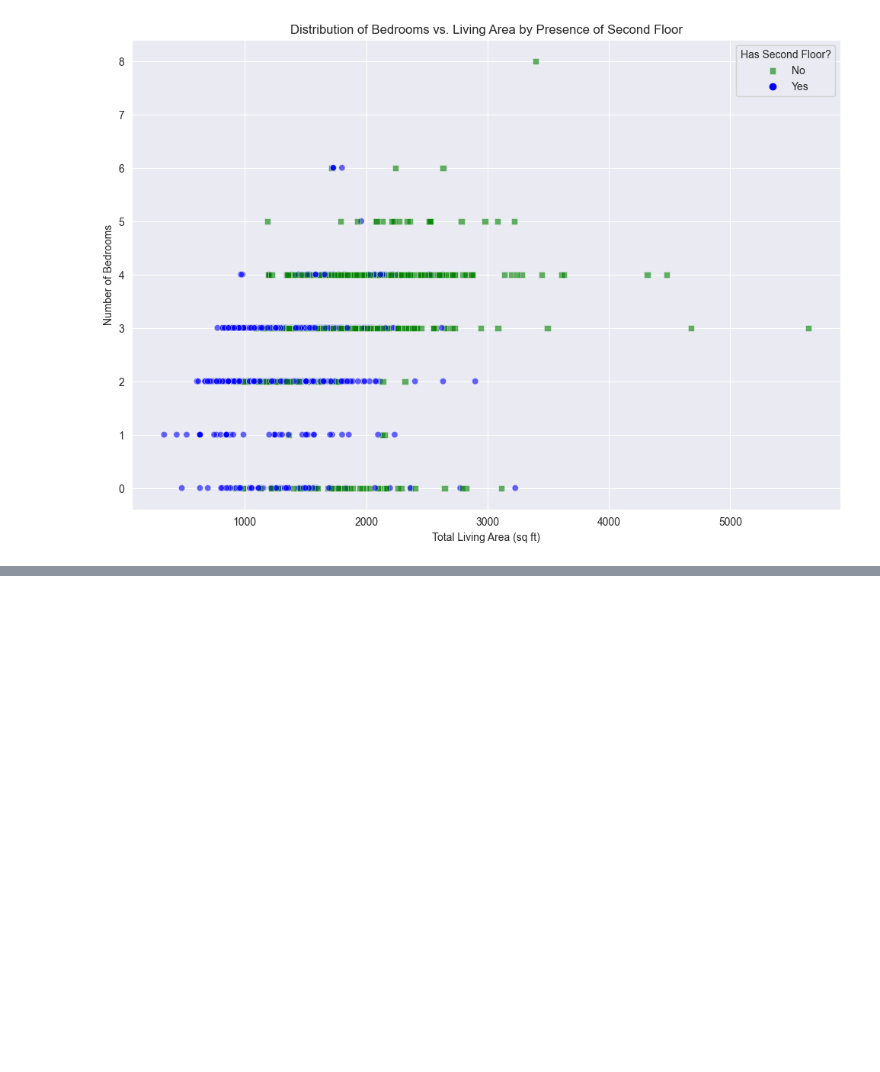
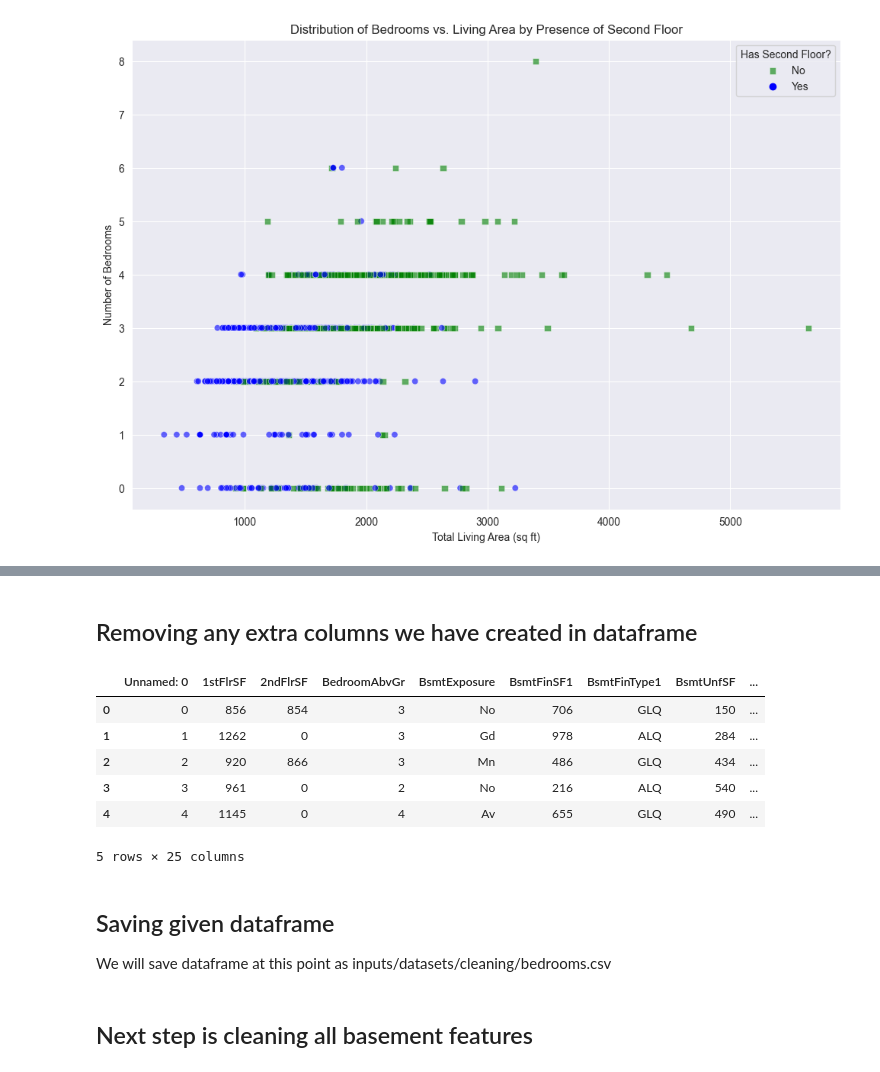
Before and after one commit to Tomosius/heritage_houses_p5, a Jupyter notebook: jupyter_notebooks/data_cleaning/02_bedrooms.ipynb, the cells around one changed output, grey strips where cells are left out. Saved outputs shown, nothing was run; the diff lists cells and outputs as text; code cells hidden in the pictures; blank space fills up the shorter version.

```diff
--- a/jupyter_notebooks/data_cleaning/02_bedrooms.ipynb
+++ b/jupyter_notebooks/data_cleaning/02_bedrooms.ipynb
@@ -154,0 +272,28 @@ plt.show()
+# %%
+df.loc[(df['2ndFlrSF'] == 0) & (df['BedroomAbvGr'] == 0), 'BedroomAbvGr'] = 2
+df.loc[(df['2ndFlrSF'] > 0) & (df['BedroomAbvGr'] == 0), 'BedroomAbvGr'] = 3
+# %% [markdown]
+## Removing any extra columns we have created in dataframe
+# %%
+# Importing original dataset
+df_original = pd.read_csv('outputs/datasets/collection/HousePricesRecords.csv')
+
+# Identify features that are in current and original datasets
+matching_features = df.columns.intersection(df_original.columns)
+
+# Applying just existing features, remaining will be discarded
+df = df[matching_features]
+
+df.head()
+# %% [output]
+|  | Unnamed: 0 | 1stFlrSF | 2ndFlrSF | BedroomAbvGr | BsmtExposure | BsmtFinSF1 | BsmtFinType1 | BsmtUnfSF | ... |
+| 0 | 0 | 856 | 854 | 3 | No | 706 | GLQ | 150 | ... |
+| 1 | 1 | 1262 | 0 | 3 | Gd | 978 | ALQ | 284 | ... |
+| 2 | 2 | 920 | 866 | 3 | Mn | 486 | GLQ | 434 | ... |
+| 3 | 3 | 961 | 0 | 2 | No | 216 | ALQ | 540 | ... |
+| 4 | 4 | 1145 | 0 | 4 | Av | 655 | GLQ | 490 | ... |
+5 rows × 25 columns
+# %% [markdown]
+## Saving given dataframe
+
+We will save dataframe at this point as inputs/datasets/cleaning/bedrooms.csv
@@ -154,0 +302,2 @@ plt.show()
+# %% [markdown]
+## Next step is cleaning all basement features
```
Also changed, not shown: parts of 12 cells of this notebook, 1 other file.
